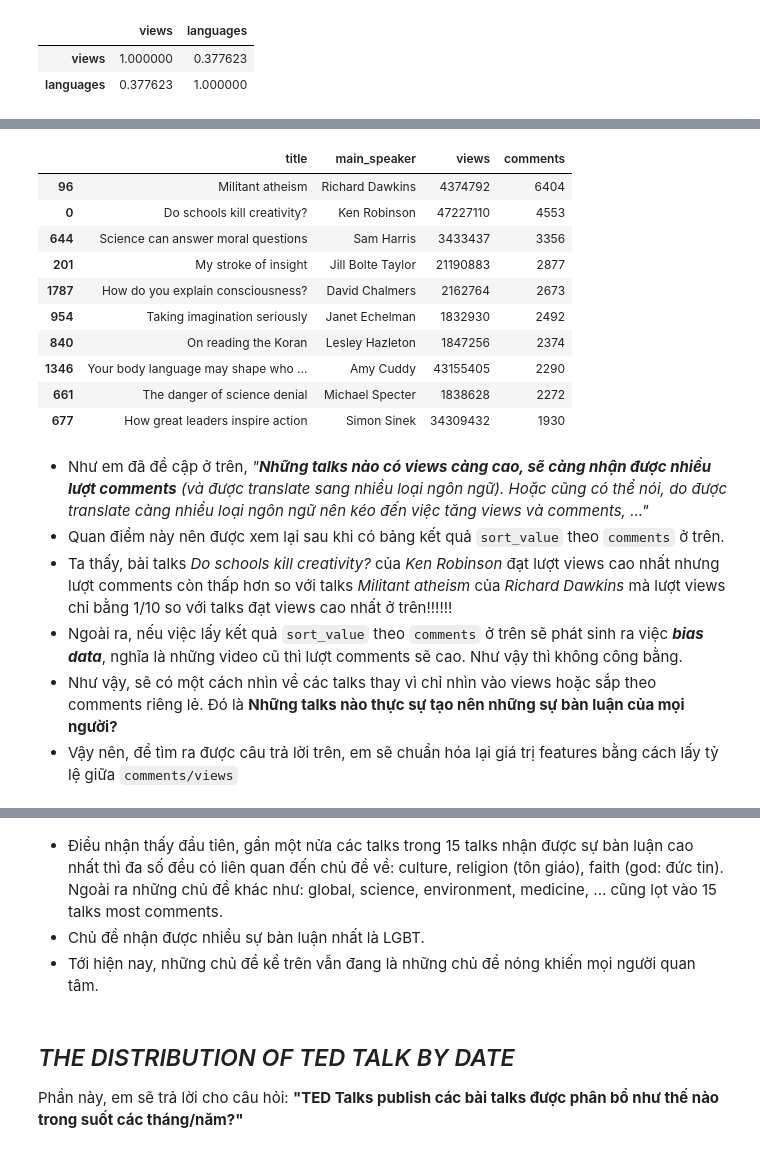
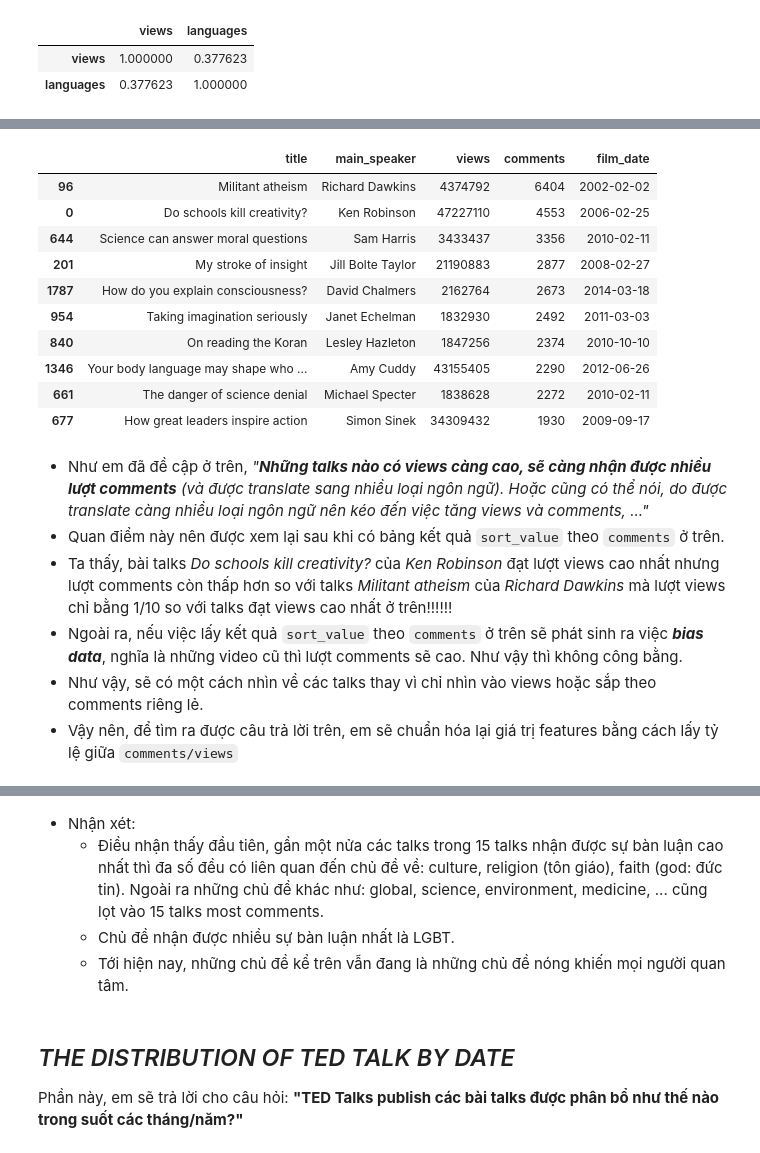
Before and after one commit to nguyenhuynhxuanmai/LTKHDL_FinalProject, a Jupyter notebook: 1712091_NguyenHuynhXuanMai.ipynb, the cells around one changed output, grey strips where cells are left out. Cells and saved outputs as stored; diff of their text form; code cells hidden in the pictures.

```diff
--- a/1712091_NguyenHuynhXuanMai.ipynb
+++ b/1712091_NguyenHuynhXuanMai.ipynb
@@ -400,23 +404,23 @@ ted[['views', 'languages']].corr()
 # %%
-ted[['title', 'main_speaker', 'views', 'comments']].sort_values('comments', ascending = False).head(10)
+ted[['title', 'main_speaker', 'views', 'comments', 'film_date']].sort_values('comments', ascending = False).head(10)
 # %% [output]
-|  | title | main_speaker | views | comments |
-| 96 | Militant atheism | Richard Dawkins | 4374792 | 6404 |
-| 0 | Do schools kill creativity? | Ken Robinson | 47227110 | 4553 |
-| 644 | Science can answer moral questions | Sam Harris | 3433437 | 3356 |
-| 201 | My stroke of insight | Jill Bolte Taylor | 21190883 | 2877 |
-| 1787 | How do you explain consciousness? | David Chalmers | 2162764 | 2673 |
-| 954 | Taking imagination seriously | Janet Echelman | 1832930 | 2492 |
-| 840 | On reading the Koran | Lesley Hazleton | 1847256 | 2374 |
-| 1346 | Your body language may shape who ... | Amy Cuddy | 43155405 | 2290 |
-| 661 | The danger of science denial | Michael Specter | 1838628 | 2272 |
-| 677 | How great leaders inspire action | Simon Sinek | 34309432 | 1930 |
+|  | title | main_speaker | views | comments | film_date |
+| 96 | Militant atheism | Richard Dawkins | 4374792 | 6404 | 2002-02-02 |
+| 0 | Do schools kill creativity? | Ken Robinson | 47227110 | 4553 | 2006-02-25 |
+| 644 | Science can answer moral questions | Sam Harris | 3433437 | 3356 | 2010-02-11 |
+| 201 | My stroke of insight | Jill Bolte Taylor | 21190883 | 2877 | 2008-02-27 |
+| 1787 | How do you explain consciousness? | David Chalmers | 2162764 | 2673 | 2014-03-18 |
+| 954 | Taking imagination seriously | Janet Echelman | 1832930 | 2492 | 2011-03-03 |
+| 840 | On reading the Koran | Lesley Hazleton | 1847256 | 2374 | 2010-10-10 |
+| 1346 | Your body language may shape who ... | Amy Cuddy | 43155405 | 2290 | 2012-06-26 |
+| 661 | The danger of science denial | Michael Specter | 1838628 | 2272 | 2010-02-11 |
+| 677 | How great leaders inspire action | Simon Sinek | 34309432 | 1930 | 2009-09-17 |
 # %% [markdown]
 - Như em đã đề cập ở trên, <em>"<strong>Những talks nào có views càng cao, sẽ càng nhận được nhiều lượt comments</strong> (và được translate sang nhiều loại ngôn ngữ). Hoặc cũng có thể nói, do được translate càng nhiều loại ngôn ngữ nên kéo đến việc tăng views và comments, ..."</em>
 - Quan điểm này nên được xem lại sau khi có bảng kết quả `sort_value` theo `comments` ở trên.
 - Ta thấy, bài talks *Do schools kill creativity?* của *Ken Robinson* đạt lượt views cao nhất nhưng lượt comments còn thấp hơn so với talks *Militant atheism* của *Richard Dawkins* mà lượt views chỉ bằng 1/10 so với talks đạt views cao nhất ở trên!!!!!!
 - Ngoài ra, nếu việc lấy kết quả `sort_value` theo `comments` ở trên sẽ phát sinh ra việc <em><strong>bias data</em></strong>, nghĩa là những video cũ thì lượt comments sẽ cao. Như vậy thì không công bằng.
-- Như vậy, sẽ có một cách nhìn về các talks thay vì chỉ nhìn vào views hoặc sắp theo comments riêng lẻ. Đó là **Những talks nào thực sự tạo nên những sự bàn luận của mọi người?**
+- Như vậy, sẽ có một cách nhìn về các talks thay vì chỉ nhìn vào views hoặc sắp theo comments riêng lẻ.
 - Vậy nên, để tìm ra được câu trả lời trên, em sẽ chuẩn hóa lại giá trị features bằng cách lấy tỷ lệ giữa `comments/views`
 # %%
 ted['comment/view'] = ted['comments']/ted['views']
@@ -439,9 +443,10 @@ ted[['title', 'views', 'comments', 'comment/view', 'film_date', 'tags']].sort_va
 | 1148 | The true cost of oil | 792779 | 775 | 0.000978 | 2011-11-19 | ['TEDx', 'environment', 'global i... |
 | 644 | Science can answer moral questions | 3433437 | 3356 | 0.000977 | 2010-02-11 | ['culture', 'evolutionary psychol... |
 # %% [markdown]
-- Điều nhận thấy đầu tiên, gần một nửa các talks trong 15 talks nhận được sự bàn luận cao nhất thì đa số đều có liên quan đến chủ đề về: culture, religion (tôn giáo), faith (god: đức tin). Ngoài ra những chủ đề khác như: global, science, environment, medicine, ... cũng lọt vào 15 talks most comments.
-- Chủ đề nhận được nhiều sự bàn luận nhất là LGBT.
-- Tới hiện nay, những chủ đề kể trên vẫn đang là những chủ đề nóng khiến mọi người quan tâm.
+- Nhận xét:
+    - Điều nhận thấy đầu tiên, gần một nửa các talks trong 15 talks nhận được sự bàn luận cao nhất thì đa số đều có liên quan đến chủ đề về: culture, religion (tôn giáo), faith (god: đức tin). Ngoài ra những chủ đề khác như: global, science, environment, medicine, ... cũng lọt vào 15 talks most comments.
+    - Chủ đề nhận được nhiều sự bàn luận nhất là LGBT.
+    - Tới hiện nay, những chủ đề kể trên vẫn đang là những chủ đề nóng khiến mọi người quan tâm.
 # %% [markdown]
 ## *THE DISTRIBUTION OF TED TALK BY DATE*
 Phần này, em sẽ trả lời cho câu hỏi: **"TED Talks publish các bài talks được phân bổ như thế nào trong suốt các tháng/năm?"**
```
Also changed, not shown: parts of 37 cells of this notebook.
